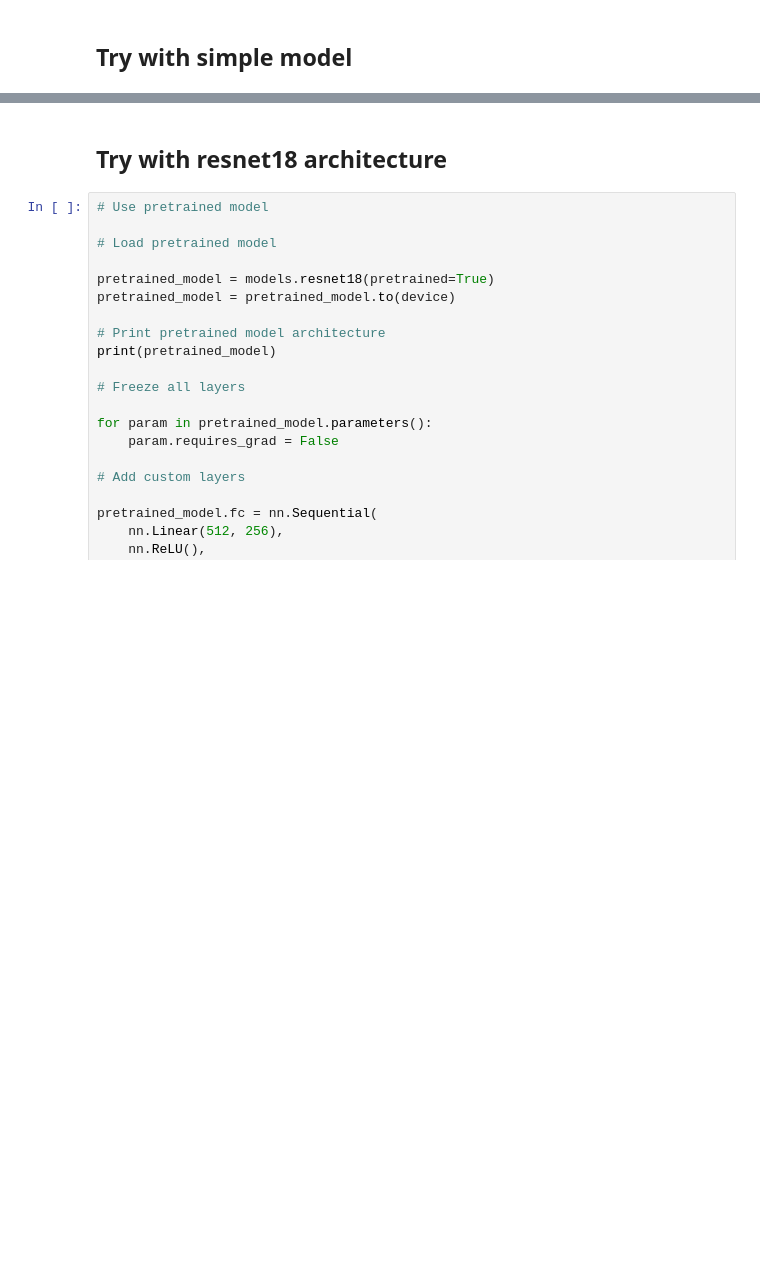
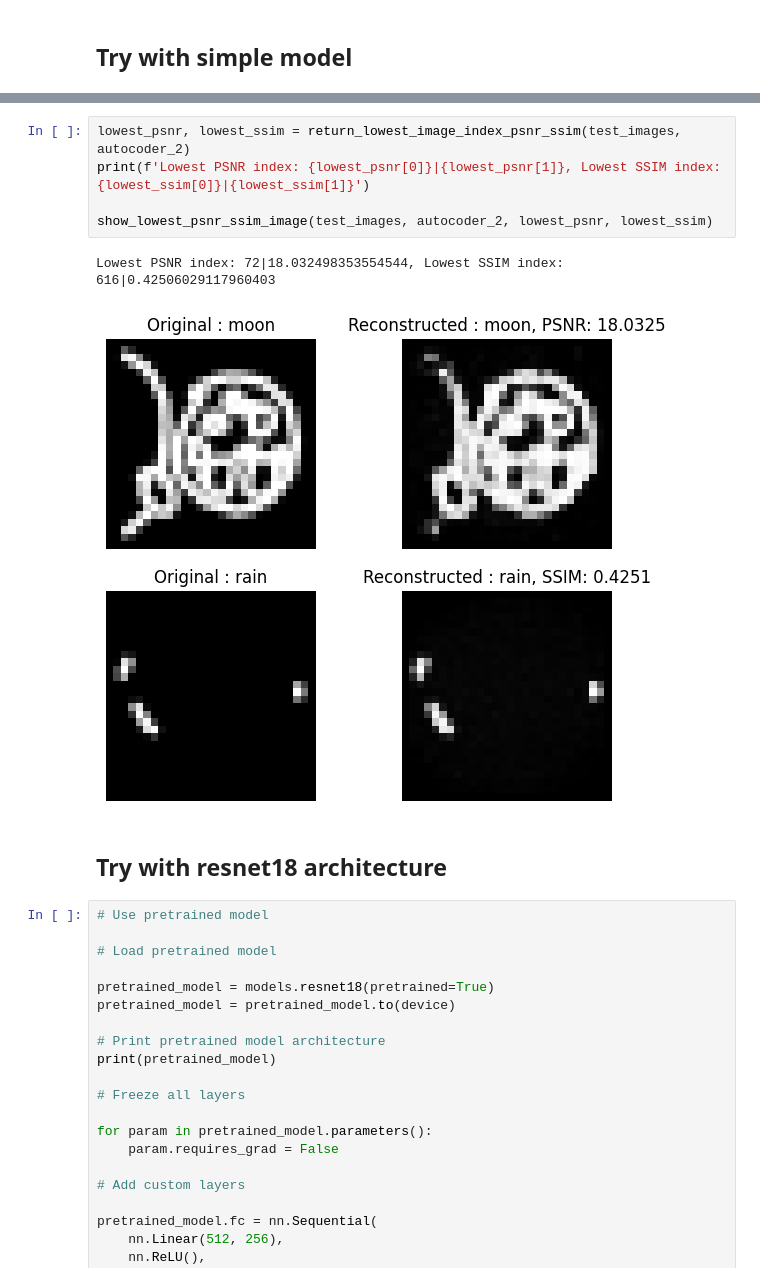
Before and after one commit to MightyCode/enseirb-s9-doodle-computer-vision, a Jupyter notebook: encoder_decoder.ipynb, the cells around one changed output, grey strips where cells are left out. Saved outputs shown, nothing was run; the diff lists cells and outputs as text; blank space fills up the shorter version.

```diff
--- a/encoder_decoder.ipynb
+++ b/encoder_decoder.ipynb
@@ -392,3 +495,11 @@ show_images(train_images, train_labels, autocoder_2)
+# %%
+lowest_psnr, lowest_ssim = return_lowest_image_index_psnr_ssim(test_images, autocoder_2)
+print(f'Lowest PSNR index: {lowest_psnr[0]}|{lowest_psnr[1]}, Lowest SSIM index: {lowest_ssim[0]}|{lowest_ssim[1]}')
+
+show_lowest_psnr_ssim_image(test_images, autocoder_2, lowest_psnr, lowest_ssim)
+# %% [output]
+Lowest PSNR index: 72|18.032498353554544, Lowest SSIM index: 616|0.42506029117960403
+[figure, added]
 # %% [markdown]
 ## Try with resnet18 architecture
 # %%
```
Also changed, not shown: parts of 18 cells of this notebook, 1 other file.
